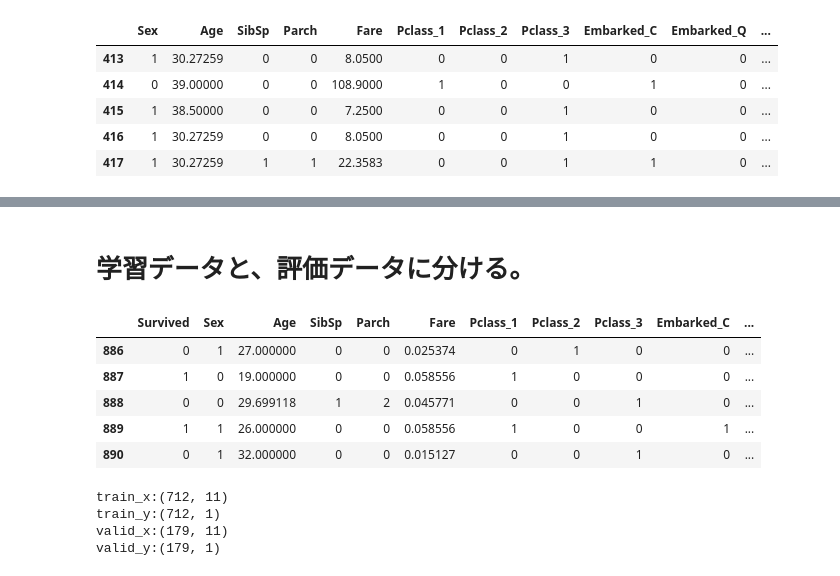
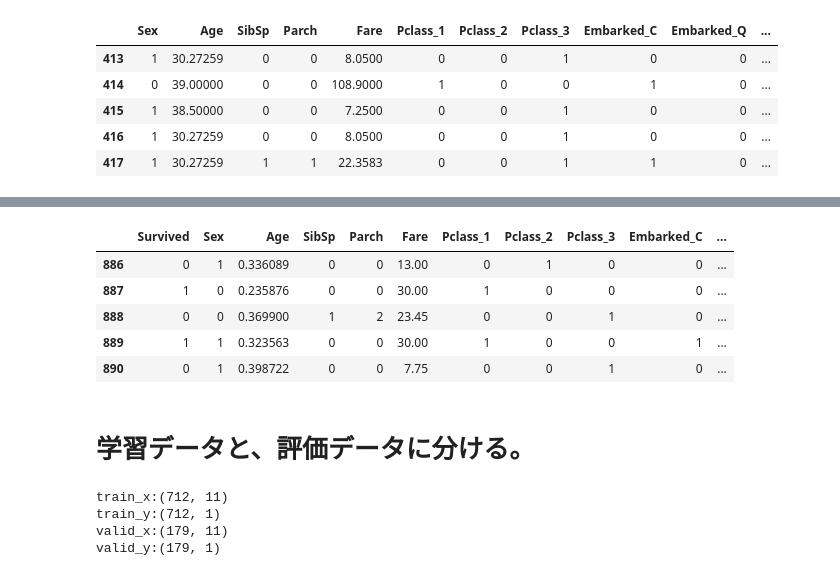
Before and after one commit to LUYUJIA/14kaggle_titanic, a Jupyter notebook: 2analyze.ipynb, the cells around one changed output, grey strips where cells are left out. Drawn from its saved outputs; the diff is of its cells as text; code cells hidden in the pictures.

```diff
--- a/2analyze.ipynb
+++ b/2analyze.ipynb
@@ -160,14 +160,17 @@ test_df6.tail()
+# %%
+train_df6.to_csv("train.csv",index=False)
+test_df6.to_csv("test.csv",index=False)
+test_passenger_id.to_frame().to_csv("id.csv",index=False)
+train_df6.tail()
+# %% [output]
+|  | Survived | Sex | Age | SibSp | Parch | Fare | Pclass_1 | Pclass_2 | Pclass_3 | Embarked_C | ... |
+| 886 | 0 | 1 | 0.336089 | 0 | 0 | 13.00 | 0 | 1 | 0 | 0 | ... |
+| 887 | 1 | 0 | 0.235876 | 0 | 0 | 30.00 | 1 | 0 | 0 | 0 | ... |
+| 888 | 0 | 0 | 0.369900 | 1 | 2 | 23.45 | 0 | 0 | 1 | 0 | ... |
+| 889 | 1 | 1 | 0.323563 | 0 | 0 | 30.00 | 1 | 0 | 0 | 1 | ... |
+| 890 | 0 | 1 | 0.398722 | 0 | 0 | 7.75 | 0 | 0 | 1 | 0 | ... |
 # %% [markdown]
 # 学習データと、評価データに分ける。
-# %%
-train_df6.tail()
-# %% [output]
-|  | Survived | Sex | Age | SibSp | Parch | Fare | Pclass_1 | Pclass_2 | Pclass_3 | Embarked_C | ... |
-| 886 | 0 | 1 | 27.000000 | 0 | 0 | 0.025374 | 0 | 1 | 0 | 0 | ... |
-| 887 | 1 | 0 | 19.000000 | 0 | 0 | 0.058556 | 1 | 0 | 0 | 0 | ... |
-| 888 | 0 | 0 | 29.699118 | 1 | 2 | 0.045771 | 0 | 0 | 1 | 0 | ... |
-| 889 | 1 | 1 | 26.000000 | 0 | 0 | 0.058556 | 1 | 0 | 0 | 1 | ... |
-| 890 | 0 | 1 | 32.000000 | 0 | 0 | 0.015127 | 0 | 0 | 1 | 0 | ... |
 # %%
 # 学習データと評価データに分ける
 from sklearn.preprocessing import LabelBinarizer
```
Also changed, not shown: parts of 7 cells of this notebook, 8 other files.
